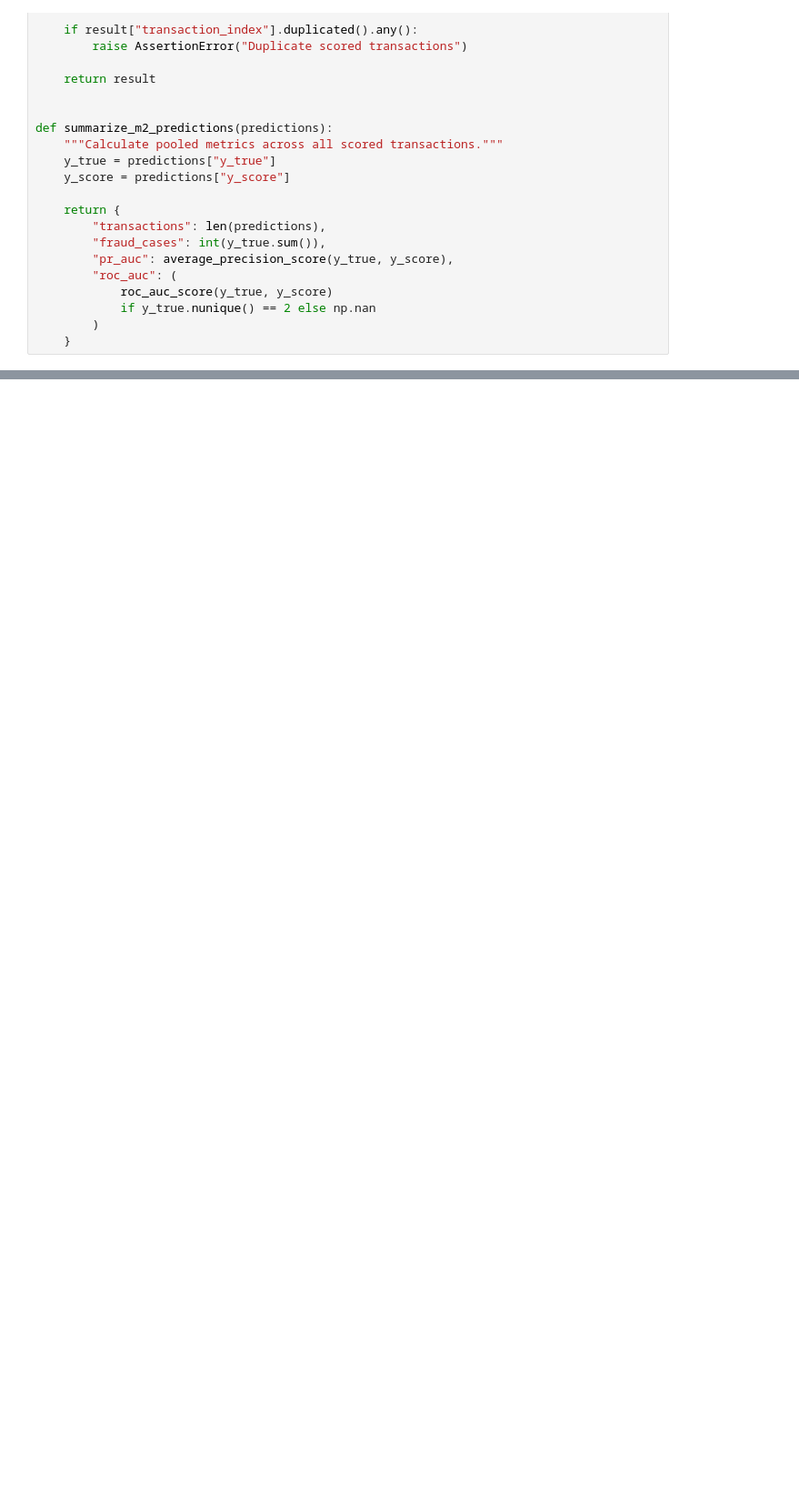
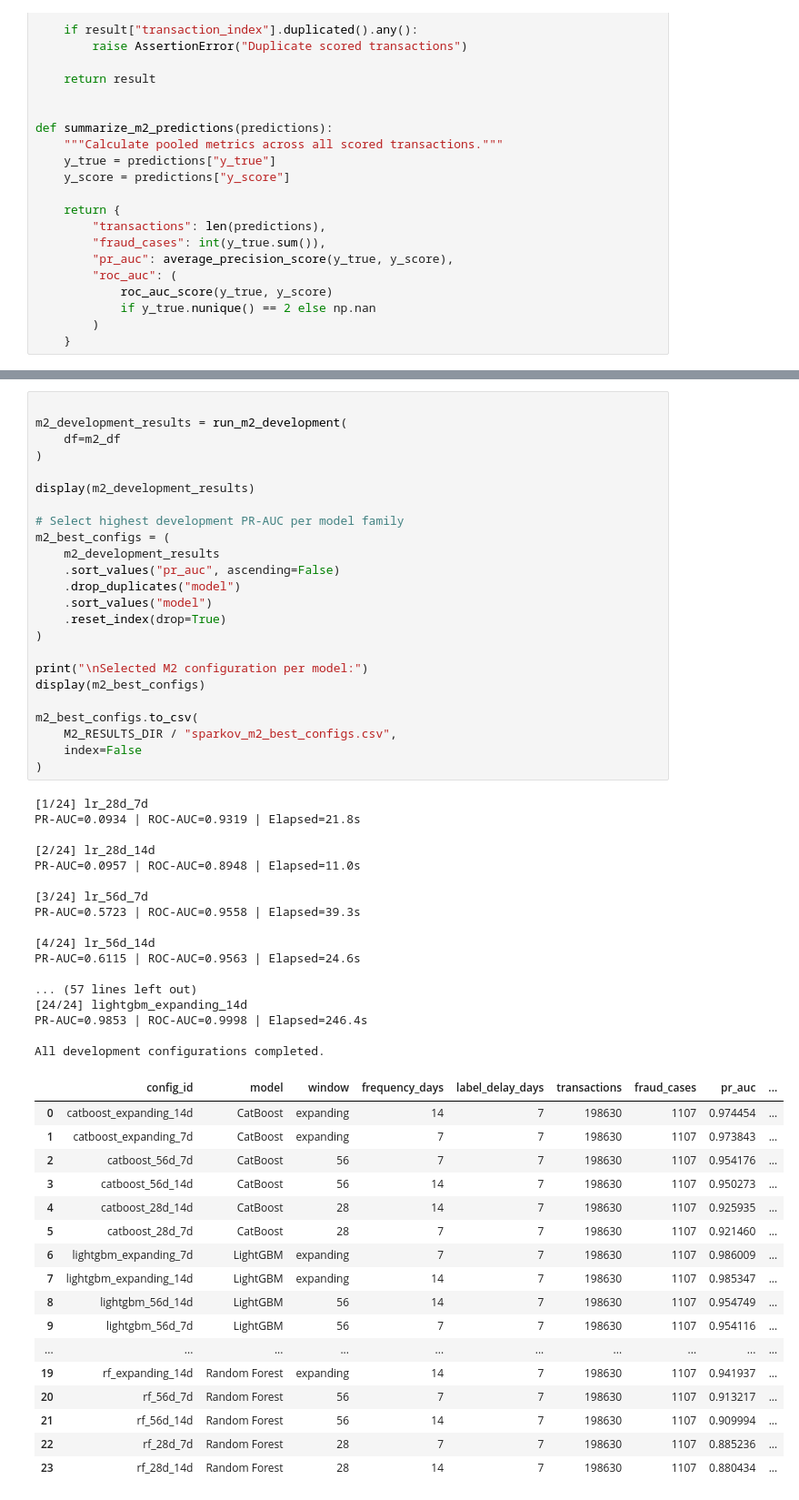
Before and after one commit to xman666888/bt4012-credit-card-fraud, a Jupyter notebook: notebooks/05_sparkov_m0_m2.ipynb, the cells around one changed output, grey strips where cells are left out. Shown at 91% size. Cells and saved outputs as stored; diff of their text form; blank space fills up the shorter version.

Commit message:
Complete M2 adaptive retraining validation and results

```diff
--- a/notebooks/05_sparkov_m0_m2.ipynb
+++ b/notebooks/05_sparkov_m0_m2.ipynb
@@ -1402,0 +1631,59 @@ def summarize_m2_predictions(predictions):
+# %%
+
+m2_development_results = run_m2_development(
+    df=m2_df
+)
+
+display(m2_development_results)
+
+# Select highest development PR-AUC per model family
+m2_best_configs = (
+    m2_development_results
+    .sort_values("pr_auc", ascending=False)
+    .drop_duplicates("model")
+    .sort_values("model")
+    .reset_index(drop=True)
+)
+
+print("\nSelected M2 configuration per model:")
+display(m2_best_configs)
+
+m2_best_configs.to_csv(
+    M2_RESULTS_DIR / "sparkov_m2_best_configs.csv",
+    index=False
+)
+# %% [output]
+[1/24] lr_28d_7d
+PR-AUC=0.0934 | ROC-AUC=0.9319 | Elapsed=21.8s
+
+[2/24] lr_28d_14d
+PR-AUC=0.0957 | ROC-AUC=0.8948 | Elapsed=11.0s
+
+[3/24] lr_56d_7d
+PR-AUC=0.5723 | ROC-AUC=0.9558 | Elapsed=39.3s
+
+[4/24] lr_56d_14d
+PR-AUC=0.6115 | ROC-AUC=0.9563 | Elapsed=24.6s
+
+... (57 lines left out)
+[24/24] lightgbm_expanding_14d
+PR-AUC=0.9853 | ROC-AUC=0.9998 | Elapsed=246.4s
+
+All development configurations completed.
+|  | config_id | model | window | frequency_days | label_delay_days | transactions | fraud_cases | pr_auc | ... |
+| 0 | catboost_expanding_14d | CatBoost | expanding | 14 | 7 | 198630 | 1107 | 0.974454 | ... |
+| 1 | catboost_expanding_7d | CatBoost | expanding | 7 | 7 | 198630 | 1107 | 0.973843 | ... |
+| 2 | catboost_56d_7d | CatBoost | 56 | 7 | 7 | 198630 | 1107 | 0.954176 | ... |
+| 3 | catboost_56d_14d | CatBoost | 56 | 14 | 7 | 198630 | 1107 | 0.950273 | ... |
+| 4 | catboost_28d_14d | CatBoost | 28 | 14 | 7 | 198630 | 1107 | 0.925935 | ... |
+| 5 | catboost_28d_7d | CatBoost | 28 | 7 | 7 | 198630 | 1107 | 0.921460 | ... |
+| 6 | lightgbm_expanding_7d | LightGBM | expanding | 7 | 7 | 198630 | 1107 | 0.986009 | ... |
+| 7 | lightgbm_expanding_14d | LightGBM | expanding | 14 | 7 | 198630 | 1107 | 0.985347 | ... |
+| 8 | lightgbm_56d_14d | LightGBM | 56 | 14 | 7 | 198630 | 1107 | 0.954749 | ... |
+| 9 | lightgbm_56d_7d | LightGBM | 56 | 7 | 7 | 198630 | 1107 | 0.954116 | ... |
+| ... | ... | ... | ... | ... | ... | ... | ... | ... | ... |
+| 19 | rf_expanding_14d | Random Forest | expanding | 14 | 7 | 198630 | 1107 | 0.941937 | ... |
+| 20 | rf_56d_7d | Random Forest | 56 | 7 | 7 | 198630 | 1107 | 0.913217 | ... |
+| 21 | rf_56d_14d | Random Forest | 56 | 14 | 7 | 198630 | 1107 | 0.909994 | ... |
+| 22 | rf_28d_7d | Random Forest | 28 | 7 | 7 | 198630 | 1107 | 0.885236 | ... |
+| 23 | rf_28d_14d | Random Forest | 28 | 14 | 7 | 198630 | 1107 | 0.880434 | ... |
```
Also changed, not shown: parts of 4 cells of this notebook, 2 other files.
